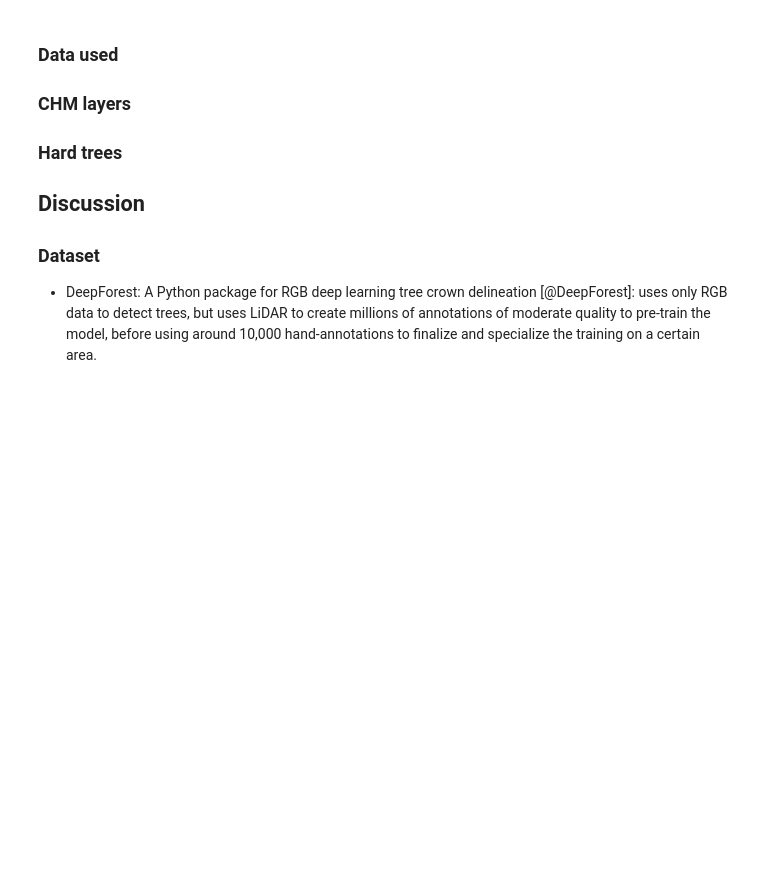
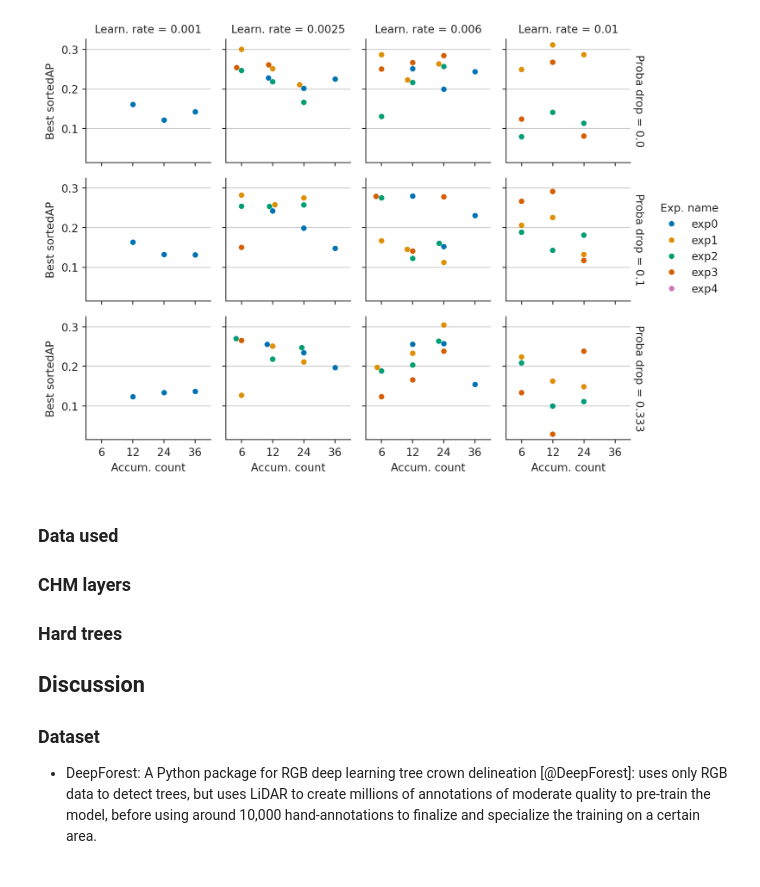
Before and after one commit to ZokszY/Geodan-internship-report, a Jupyter notebook: index.embed.ipynb, the cells around one changed output. Drawn from its saved outputs; the diff is of its cells as text; code cells hidden in the pictures; blank space fills up the shorter version.

```diff
--- a/index.embed.ipynb
+++ b/index.embed.ipynb
@@ -192,3 +238,34 @@ sns.catplot(
+# %%
+import pandas as pd
+import seaborn as sns
+
+df = pd.read_csv("data/training_params_experiment_all.csv")
+df = df[df["Data used for evaluation"] == "RGB, CIR and CHM"]
+df["Proba drop"] = df["proba_drop_chm"]
+df.rename(columns = {
+    "accumulate": "Accum. count",
+    "Data used for evaluation": "Evaluation data",
+    "lr": "Learn. rate",
+    "repartition_name": "Exp. name"
+  },
+  inplace=True)
+sns.set_style("ticks", {"axes.grid": True})
+sns.catplot(
+    data=df,
+    kind="swarm",
+    x="Accum. count",
+    y="Best sortedAP",
+    hue="Exp. name",
+    hue_order=["exp0", "exp1", "exp2", "exp3", "exp4"],
+    col="Learn. rate",
+    row="Proba drop",
+    margin_titles=True,
+    height=2,
+    aspect=1,
+    palette="colorblind"
+)
+# %% [output]
+[figure, added]
 # %% [markdown]
 ### Data used
 
```
Also changed, not shown: parts of 9 cells of this notebook, 18 other files.
